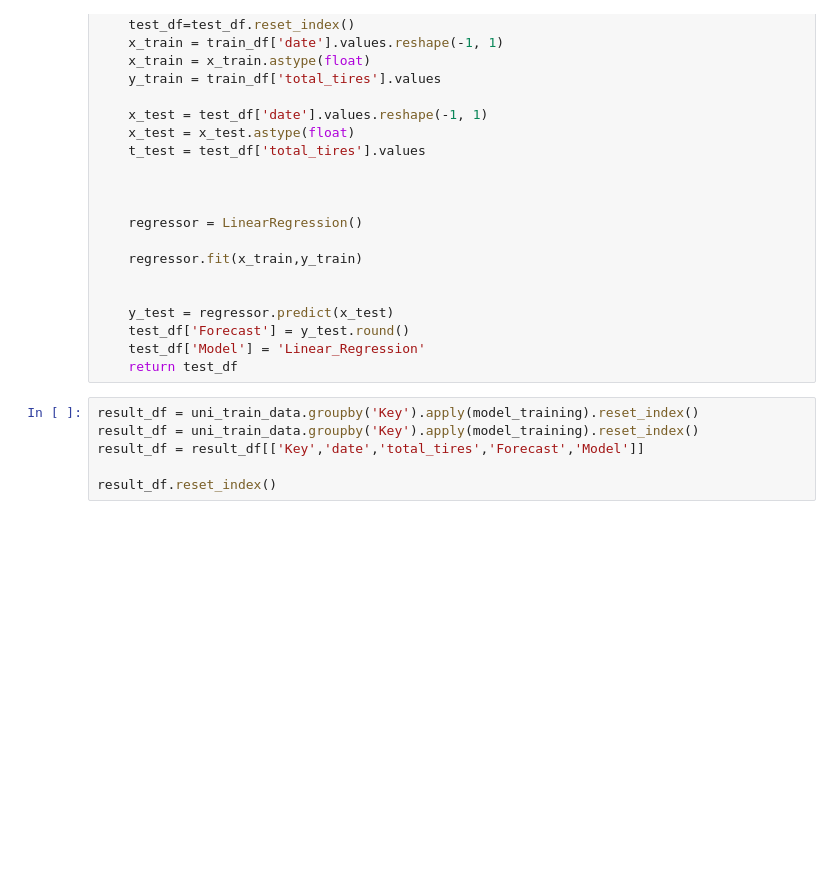
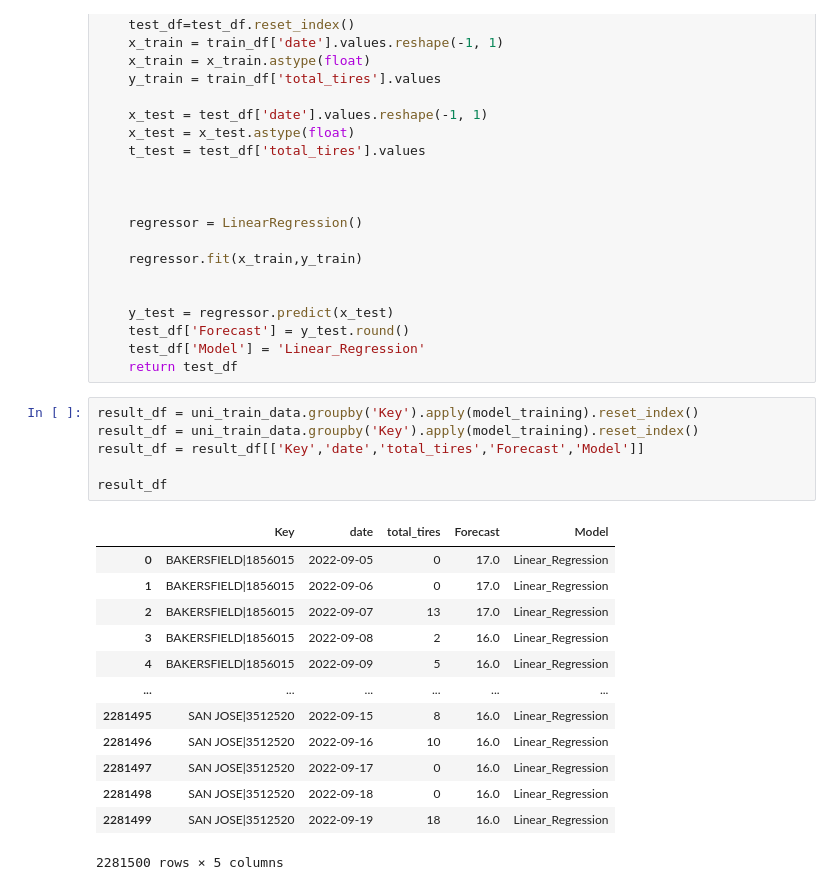
Before and after one commit to griffincorriher/hackathon, a Jupyter notebook: DATA_EDA_v1.0.ipynb, the cells around one changed output. Drawn from its saved outputs; the diff is of its cells as text; blank space fills up the shorter version.

```diff
--- a/DATA_EDA_v1.0.ipynb
+++ b/DATA_EDA_v1.0.ipynb
@@ -469,8 +469,22 @@ def model_training(sliced_data):
 # %%
 result_df = uni_train_data.groupby('Key').apply(model_training).reset_index()
 result_df = uni_train_data.groupby('Key').apply(model_training).reset_index()
 result_df = result_df[['Key','date','total_tires','Forecast','Model']]
 
-result_df.reset_index()
+result_df
+# %% [output]
+|  | Key | date | total_tires | Forecast | Model |
+| 0 | BAKERSFIELD|1856015 | 2022-09-05 | 0 | 17.0 | Linear_Regression |
+| 1 | BAKERSFIELD|1856015 | 2022-09-06 | 0 | 17.0 | Linear_Regression |
+| 2 | BAKERSFIELD|1856015 | 2022-09-07 | 13 | 17.0 | Linear_Regression |
+| 3 | BAKERSFIELD|1856015 | 2022-09-08 | 2 | 16.0 | Linear_Regression |
+| 4 | BAKERSFIELD|1856015 | 2022-09-09 | 5 | 16.0 | Linear_Regression |
+| ... | ... | ... | ... | ... | ... |
+| 2281495 | SAN JOSE|3512520 | 2022-09-15 | 8 | 16.0 | Linear_Regression |
+| 2281496 | SAN JOSE|3512520 | 2022-09-16 | 10 | 16.0 | Linear_Regression |
+| 2281497 | SAN JOSE|3512520 | 2022-09-17 | 0 | 16.0 | Linear_Regression |
+| 2281498 | SAN JOSE|3512520 | 2022-09-18 | 0 | 16.0 | Linear_Regression |
+| 2281499 | SAN JOSE|3512520 | 2022-09-19 | 18 | 16.0 | Linear_Regression |
+2281500 rows × 5 columns
 # %%
 result_df.date.unique()
```
Also changed, not shown: parts of 1 cell of this notebook.
